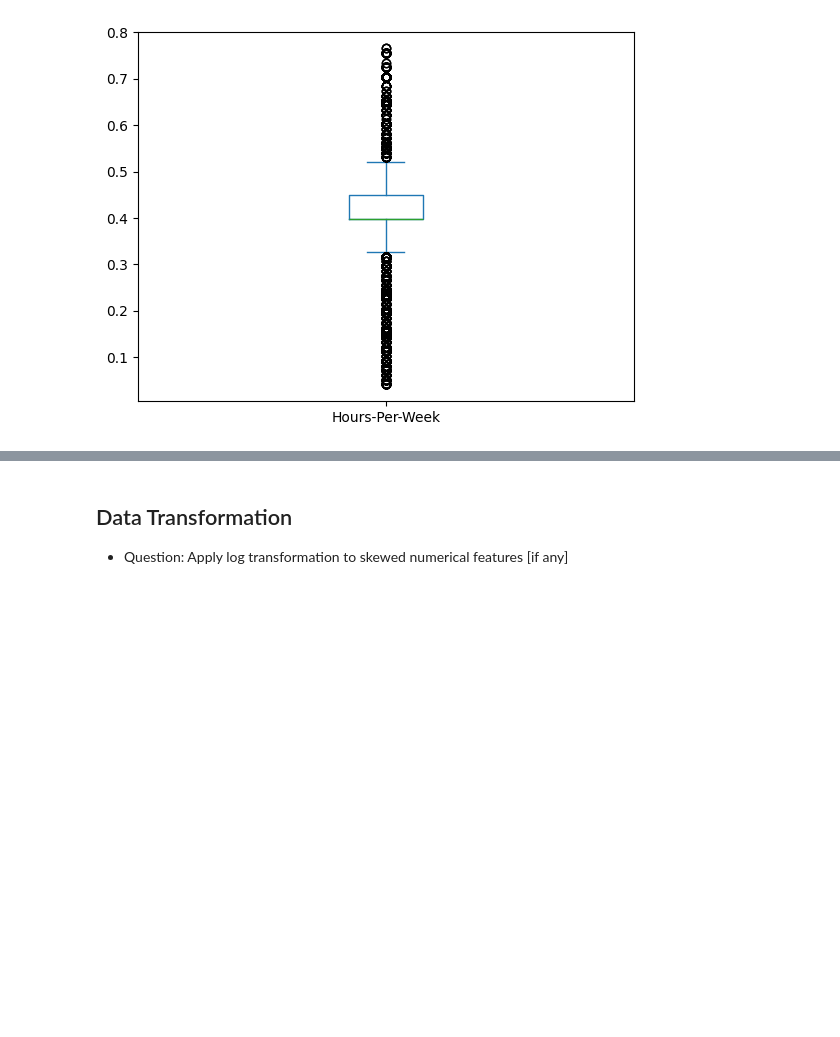
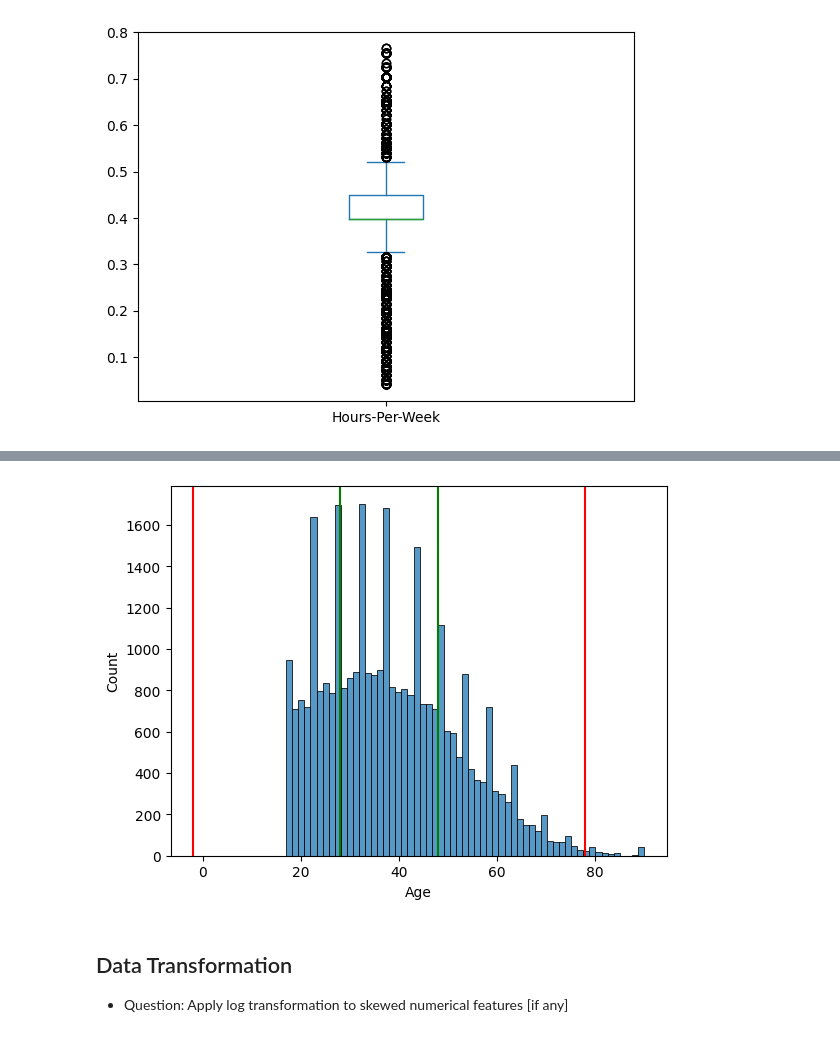
Before and after one commit to jhonnovax/income-prediction, a Jupyter notebook: income-notebook.ipynb, the cells around one changed output, grey strips where cells are left out. Drawn from its saved outputs; the diff is of its cells as text; code cells hidden in the pictures; blank space fills up the shorter version.

```diff
--- a/income-notebook.ipynb
+++ b/income-notebook.ipynb
@@ -341,3 +363,11 @@ df['Hours-Per-Week'].plot(kind='box')
 # %% [output]
 <Axes: >
 [figure]
+# %%
+# Using IQR
+Q1 = df['Age'].quantile(0.25)
+Q3 = df['Age'].quantile(0.75)
+IQR = Q3 - Q1
+lower_bound = Q1 - (1.5 * IQR)
+upper_bound = Q3 + (1.5 * IQR)
+df[(df['Age'] >= lower_bound) & (df['Age'] <= upper_bound)]
@@ -344,3 +388,13 @@ df['Hours-Per-Week'].plot(kind='box')
+# %%
+# Visualize the distribution of Age
+sns.histplot(df.Age)
+plt.axvline(upper_bound, color='r')
+plt.axvline(lower_bound, color ='r')
+plt.axvline(Q1, color='g')
+plt.axvline(Q3, color='g')
+plt.show()
+# %% [output]
+[figure, added]
 # %% [markdown]
 ## Data Transformation
 - Question: Apply log transformation to skewed numerical features [if any]
```
Also changed, not shown: parts of 13 cells of this notebook.
